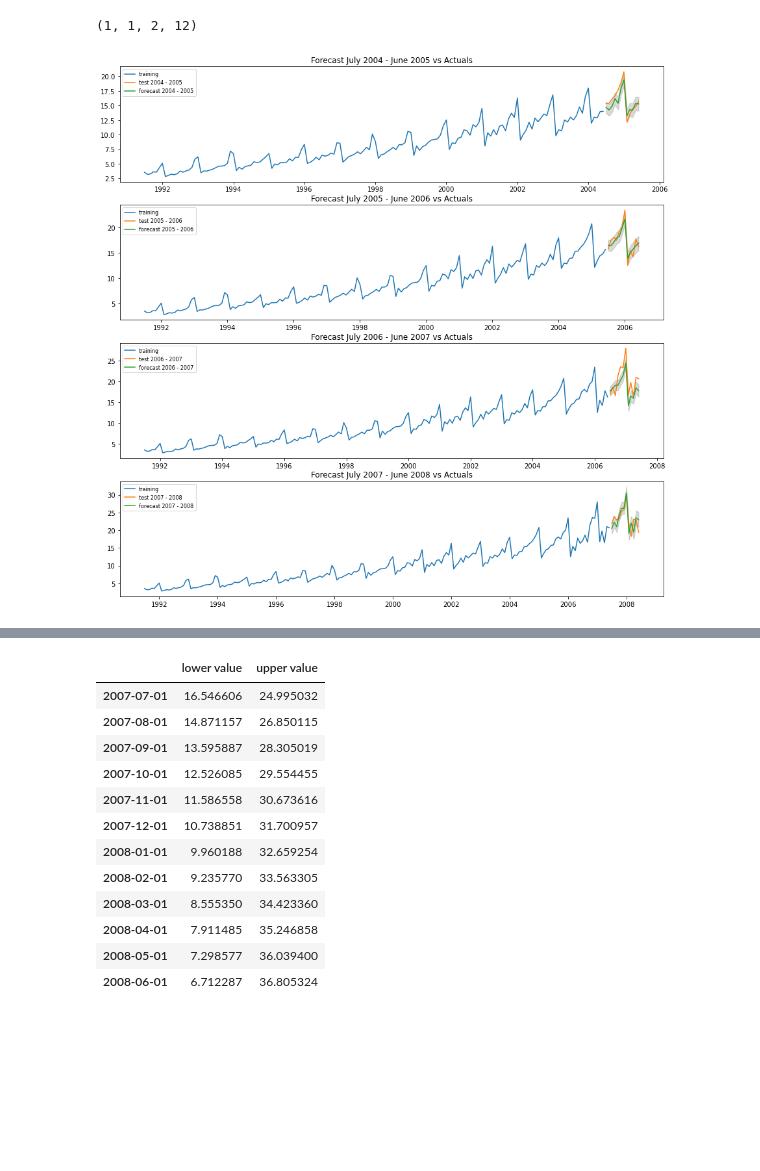
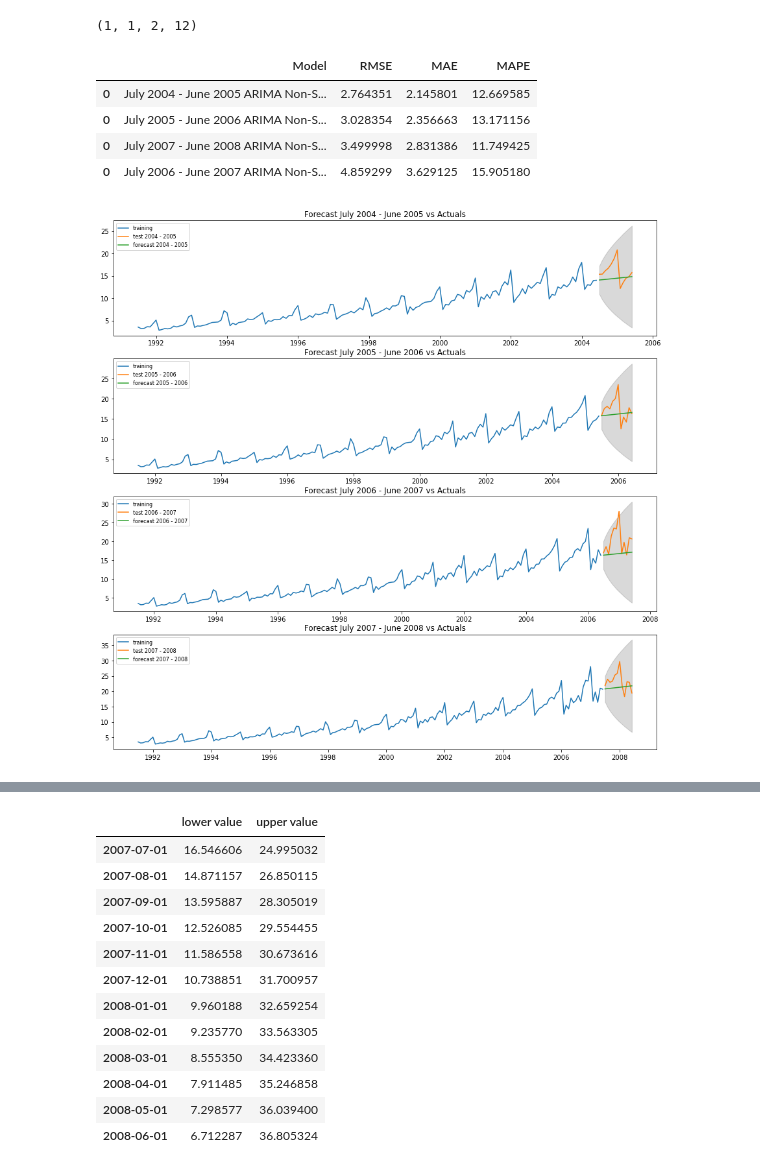
Before and after one commit to golf-n-code/timeseries, a Jupyter notebook: HW2_Ulam.ipynb, the cells around one changed output, grey strips where cells are left out. Drawn from its saved outputs; the diff is of its cells as text; code cells hidden in the pictures; blank space fills up the shorter version.

Commit message:
seasonal and non seasonal

```diff
--- a/HW2_Ulam.ipynb
+++ b/HW2_Ulam.ipynb
@@ -441,7 +441,23 @@ def train_test_split(year_start,year_end):
 # %%
 # function to fit arima models
 # uses the seasonal model's order hyper parameters
-def arima_fit(train_data):
-    arima_model = ARIMA(train_data, order=smodel.order, seasonal_order=smodel.seasonal_order)
+def arima_fit(train_data, order, seasonal_order=()):
+    if (seasonal_order==()):
+        arima_model = ARIMA(train_data, order=order)
+    else:
+        arima_model = ARIMA(train_data, order=order, seasonal_order=seasonal_order)
     arima_model_fit = arima_model.fit()
     return arima_model_fit
+# %%
+# model metrics func
+def metrics_cal(actuals, predictions, model):
+    mse = mean_squared_error(actuals, predictions)
+    rmse = sqrt(mse)
+    mae = mean_absolute_error(actuals, predictions)
+    mape = np.mean(np.abs((actuals - predictions) / actuals)) * 100
+    df = pd.DataFrame({'Model': model,
+                       'RMSE': rmse,
+                       'MAE': mae,
+                       'MAPE': mape}, index=[0])
+
+    return df
@@ -448,33 +499,25 @@ def arima_fit(train_data):
 # %%
-# p,d,q = 0,2,1 ARIMA Model
+# arima fits non seasonal
 arima_fits = []
 for i in range(0,4):
     year_start = str(2004 +i)
     year_end = str(2005 +i)
     train_data, test_data = train_test_split(year_start, year_end)
-    arima_model_fit = arima_fit(train_data)
+    arima_model_fit = arima_fit(train_data,(0,2,1))
     arima_fits.append(arima_model_fit)
-# %%
-# Create plots of arima forecast
-
-fig, axs = plt.subplots(4, figsize = (15,15))
-for i in range(0,len(arima_fits)):
-    fit = arima_fits[i]
-    forecast = fit.get_forecast(12,alpha=0.05)
-    fc = forecast.predicted_mean
-    conf = forecast.conf_int()
-    year_start = str(2004 +i)
-    year_end = str(2005 +i)
-    train_data, test_data = train_test_split(year_start, year_end)
-    fc_series = pd.Series(fc, index=test_data.index)
-    lower_series = pd.Series(conf["lower value"], index=test_data.index)
-    upper_series = pd.Series(conf["upper value"], index=test_data.index)
-    axs[i].plot(train_data, label='training')
-    axs[i].plot(test_data, label='test ' + year_start + ' - ' + year_end)
-    axs[i].plot(fc_series, label='forecast ' + year_start + ' - ' + year_end)
-    axs[i].fill_between(lower_series.index, lower_series, upper_series,
-                    color='k', alpha=.15)
-    axs[i].set_title('Forecast July ' + year_start + ' - June ' + year_end+ ' vs Actuals')
-    axs[i].legend(loc='upper left', fontsize=8)
-# %% [output]
-[figure, removed]
+# %%
+# forecast and plot seasonal arima
+metrics_df = forecast_and_plot(arima_fits, "ARIMA Non-Seasonal")
+
+# append master metrics
+master_metrics_dataframe = master_metrics_dataframe.append(metrics_df)
+
+# View Accuracy Metrics
+metrics_df.sort_values(by='MAE')
+# %% [output]
+|  | Model | RMSE | MAE | MAPE |
+| 0 | July 2004 - June 2005 ARIMA Non-S... | 2.764351 | 2.145801 | 12.669585 |
+| 0 | July 2005 - June 2006 ARIMA Non-S... | 3.028354 | 2.356663 | 13.171156 |
+| 0 | July 2007 - June 2008 ARIMA Non-S... | 3.499998 | 2.831386 | 11.749425 |
+| 0 | July 2006 - June 2007 ARIMA Non-S... | 4.859299 | 3.629125 | 15.905180 |
+[figure, added]
```
Also changed, not shown: parts of 5 cells of this notebook.
